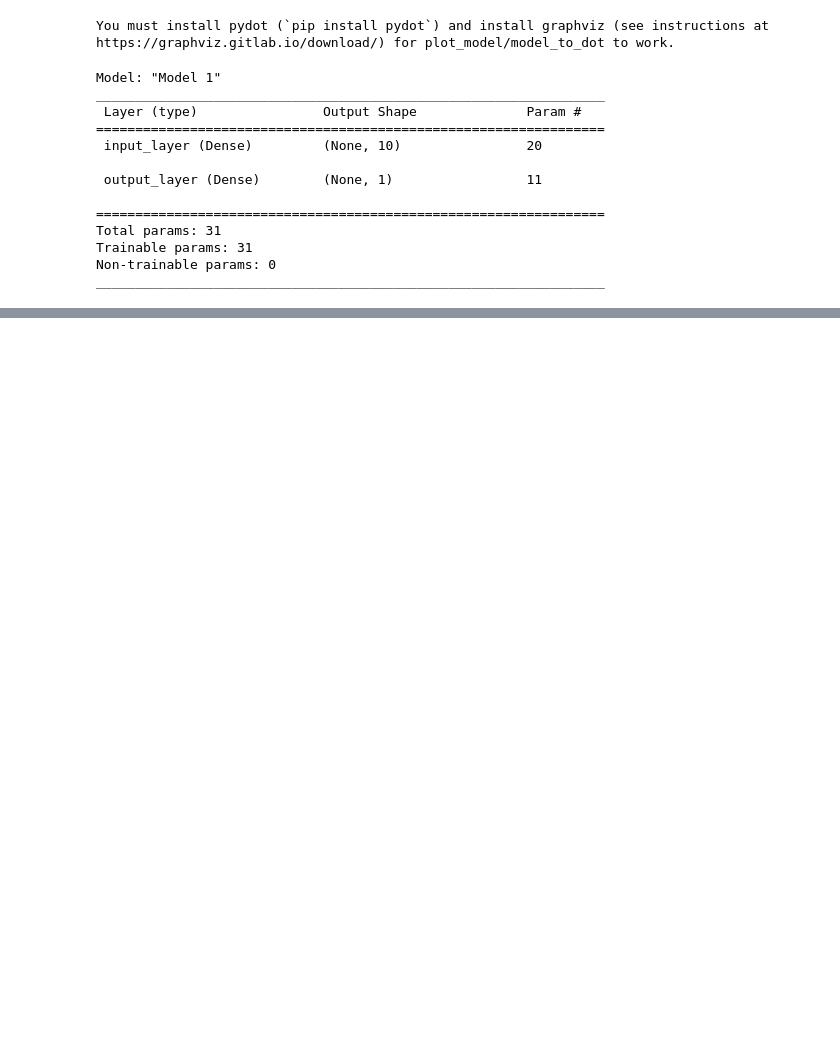
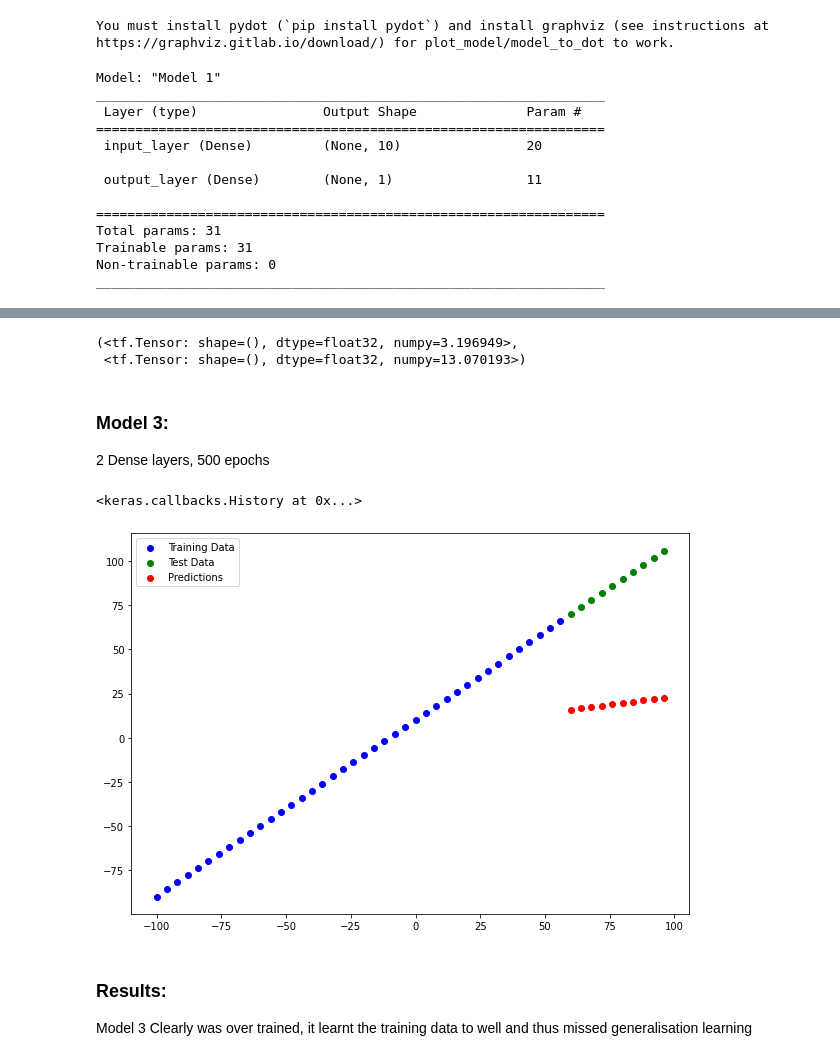
Before and after one commit to peterstulpner/TensorFlow-Learning, a Jupyter notebook: modules/3/module_3.ipynb, the cells around one changed output, grey strips where cells are left out. Cells and saved outputs as stored; diff of their text form; code cells hidden in the pictures; blank space fills up the shorter version.

```diff
--- a/modules/3/module_3.ipynb
+++ b/modules/3/module_3.ipynb
@@ -335,0 +461,35 @@ _________________________________________________________________
+# %%
+# Model 2 Evaluation Metrics:
+mae_2 = mae(y_test, y_pred=y_preds_2)
+mse_2 = mse(y_test, y_pred=y_preds_2)
+
+mae_2, mse_2
+# %% [output]
+(<tf.Tensor: shape=(), dtype=float32, numpy=3.196949>,
+ <tf.Tensor: shape=(), dtype=float32, numpy=13.070193>)
+# %% [markdown]
+### Model 3:
+2 Dense layers, 500 epochs
+# %%
+tf.random.set_seed(42)
+
+model_3 = tf.keras.Sequential()
+model_3.add(tf.keras.layers.Dense(10))
+model_3.add(tf.keras.layers.Dense(1))
+
+model_3.compile(loss=tf.keras.losses.mae, optimizer=tf.keras.optimizers.SGD(), metrics=["mse"])
+
+model_3.fit(tf.expand_dims(X_train, axis=-1), y_train, epochs=500, verbose=0)
+# %% [output]
+<keras.callbacks.History at 0x...>
+# %%
+# Visualising Predictions:
+
+y_preds_3 = model_3.predict(X_test)
+
+plot_prediction(predictions=y_preds_3)
+# %% [output]
+[figure, added]
+# %% [markdown]
+### Results:
+Model 3 Clearly was over trained, it learnt the training data to well and thus missed generalisation learning
```
Also changed, not shown: parts of 22 cells of this notebook, 5 other files.
